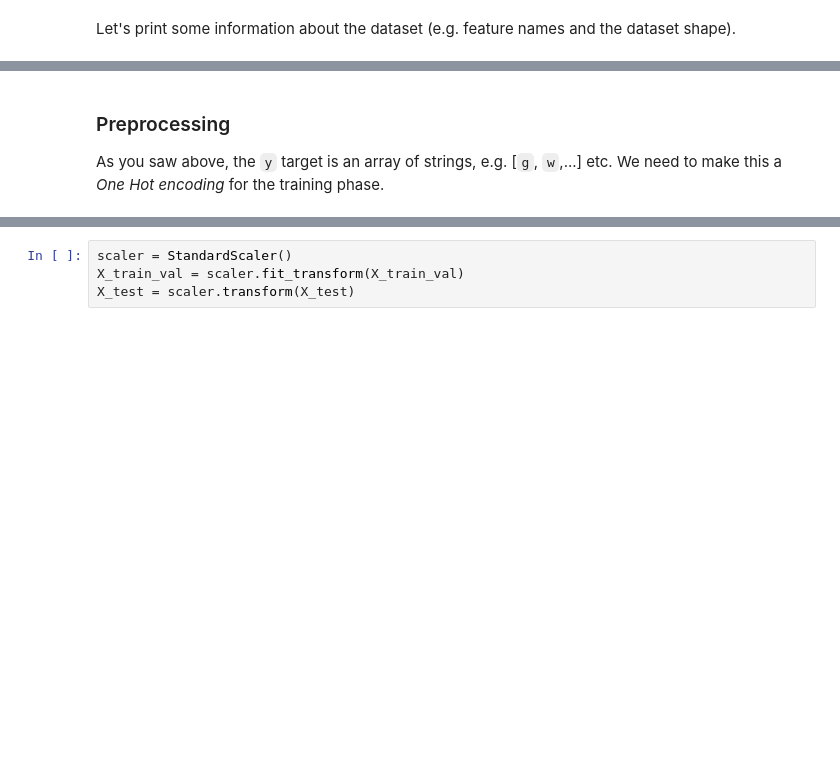
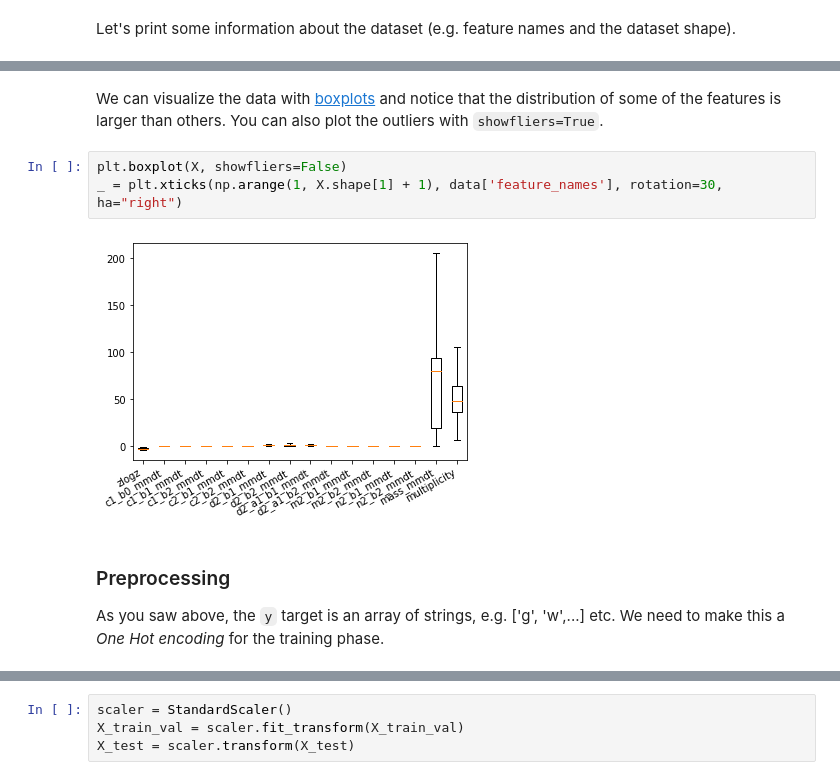
Before and after one commit to fastmachinelearning/hls4ml-tutorial, a Jupyter notebook: part1_getting_started.ipynb, the cells around one changed output, grey strips where cells are left out. Saved outputs shown, nothing was run; the diff lists cells and outputs as text; blank space fills up the shorter version.

```diff
--- a/part1_getting_started.ipynb
+++ b/part1_getting_started.ipynb
@@ -55,6 +91,13 @@ print(y[:5])
+# %% [markdown]
+We can visualize the data with [boxplots](https://en.wikipedia.org/wiki/Box_plot) and notice that the distribution of some of the features is larger than others. You can also plot the outliers with `showfliers=True`.
+# %%
+plt.boxplot(X, showfliers=False)
+_ = plt.xticks(np.arange(1, X.shape[1] + 1), data['feature_names'], rotation=30, ha="right")
+# %% [output]
+[figure, added]
 # %% [markdown]
 ### Preprocessing
 
-As you saw above, the `y` target is an array of strings, e.g. \[`g`, `w`,...\] etc.
+As you saw above, the `y` target is an array of strings, e.g. \['g', 'w',...\] etc.
 We need to make this a _One Hot encoding_ for the training phase.
 # %%
```
Also changed, not shown: parts of 39 cells of this notebook, 2 other files.
